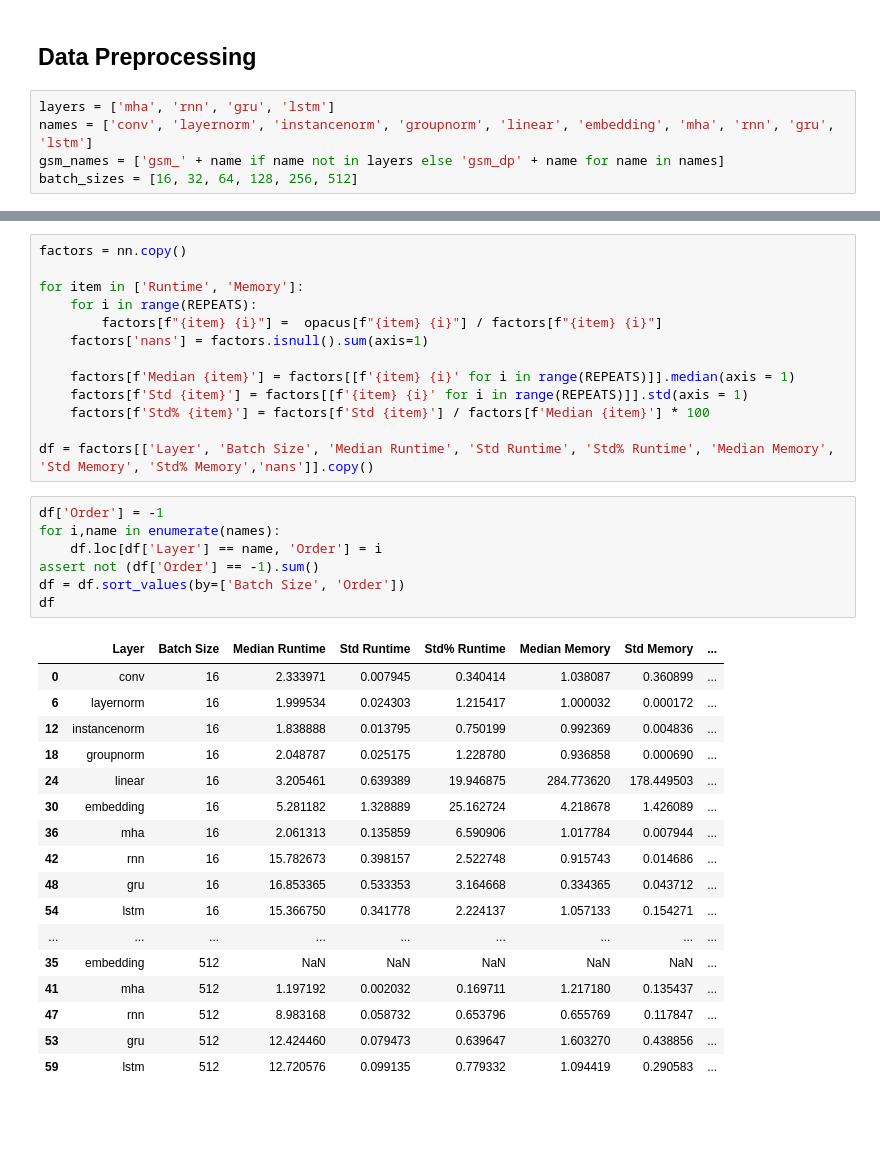
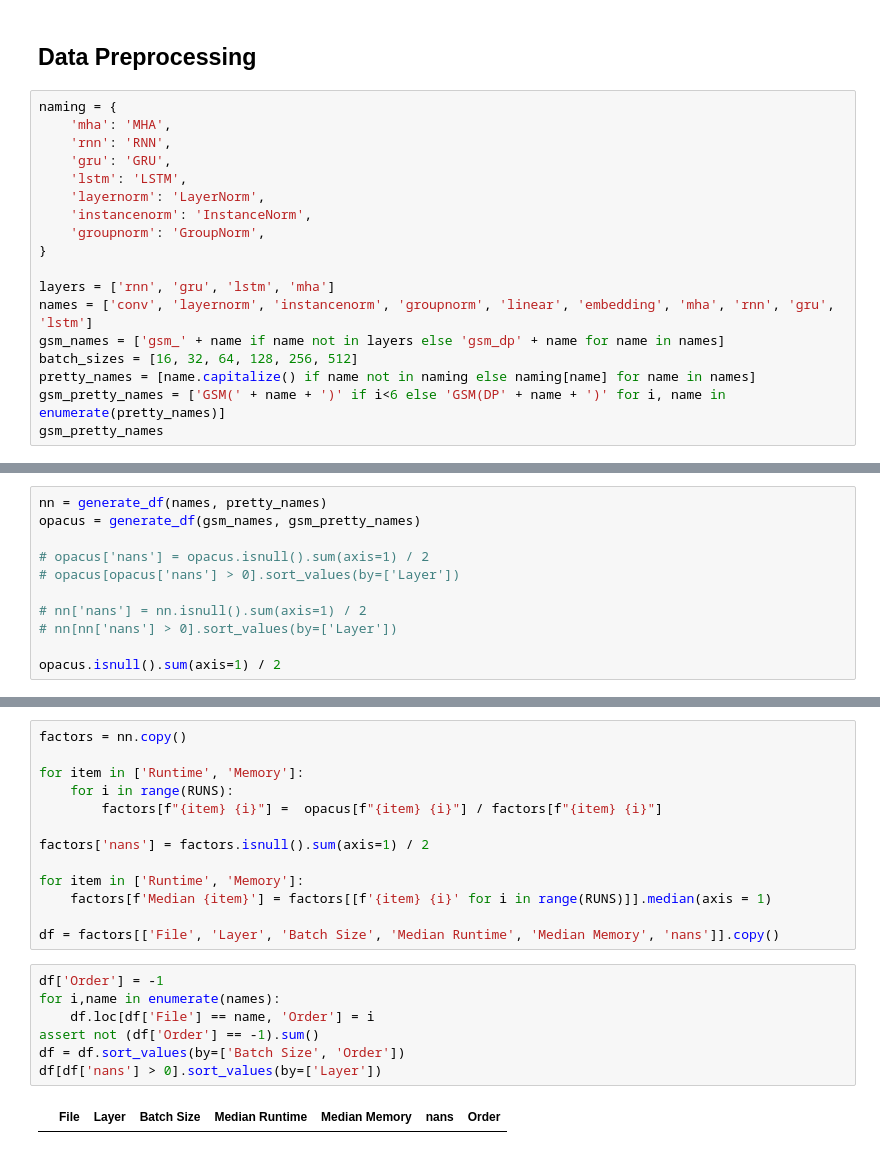
Before and after one commit to jessijzhao/microbe, a Jupyter notebook: results/analysis.ipynb, the cells around one changed output, grey strips where cells are left out. Saved outputs shown, nothing was run; the diff lists cells and outputs as text; blank space fills up the shorter version.

```diff
--- a/results/analysis.ipynb
+++ b/results/analysis.ipynb
@@ -17,7 +20,20 @@ REPEATS = 10
 # %% [markdown]
 ## Data Preprocessing
 # %%
-layers = ['mha', 'rnn', 'gru', 'lstm']
+naming = {
+    'mha': 'MHA',
+    'rnn': 'RNN',
+    'gru': 'GRU',
+    'lstm': 'LSTM',
+    'layernorm': 'LayerNorm',
+    'instancenorm': 'InstanceNorm',
+    'groupnorm': 'GroupNorm',
+}
+
+layers = ['rnn', 'gru', 'lstm', 'mha']
 names = ['conv', 'layernorm', 'instancenorm', 'groupnorm', 'linear', 'embedding', 'mha', 'rnn', 'gru', 'lstm']
 gsm_names = ['gsm_' + name if name not in layers else 'gsm_dp' + name for name in names]
 batch_sizes = [16, 32, 64, 128, 256, 512]
+pretty_names = [name.capitalize() if name not in naming else naming[name] for name in names]
+gsm_pretty_names = ['GSM(' + name + ')' if i<6 else 'GSM(DP' + name + ')' for i, name in enumerate(pretty_names)]
+gsm_pretty_names
@@ -58,0 +82,11 @@ opacus = generate_df(gsm_names)
+# %%
+nn = generate_df(names, pretty_names)
+opacus = generate_df(gsm_names, gsm_pretty_names)
+
+# opacus['nans'] = opacus.isnull().sum(axis=1) / 2
+# opacus[opacus['nans'] > 0].sort_values(by=['Layer'])
+
+# nn['nans'] = nn.isnull().sum(axis=1) / 2
+# nn[nn['nans'] > 0].sort_values(by=['Layer'])
+
+opacus.isnull().sum(axis=1) / 2
@@ -60,38 +114,22 @@ opacus = generate_df(gsm_names)
 factors = nn.copy()
 
 for item in ['Runtime', 'Memory']:
-    for i in range(REPEATS):
+    for i in range(RUNS):
         factors[f"{item} {i}"] =  opacus[f"{item} {i}"] / factors[f"{item} {i}"]
-    factors['nans'] = factors.isnull().sum(axis=1)
 
-    factors[f'Median {item}'] = factors[[f'{item} {i}' for i in range(REPEATS)]].median(axis = 1)
-    factors[f'Std {item}'] = factors[[f'{item} {i}' for i in range(REPEATS)]].std(axis = 1)
-    factors[f'Std% {item}'] = factors[f'Std {item}'] / factors[f'Median {item}'] * 100
+factors['nans'] = factors.isnull().sum(axis=1) / 2
 
-df = factors[['Layer', 'Batch Size', 'Median Runtime', 'Std Runtime', 'Std% Runtime', 'Median Memory', 'Std Memory', 'Std% Memory','nans']].copy()
+for item in ['Runtime', 'Memory']:
+    factors[f'Median {item}'] = factors[[f'{item} {i}' for i in range(RUNS)]].median(axis = 1)
+
+df = factors[['File', 'Layer', 'Batch Size', 'Median Runtime', 'Median Memory', 'nans']].copy()
 # %%
 df['Order'] = -1
 for i,name in enumerate(names):
-    df.loc[df['Layer'] == name, 'Order'] = i
+    df.loc[df['File'] == name, 'Order'] = i
 assert not (df['Order'] == -1).sum()
 df = df.sort_values(by=['Batch Size', 'Order'])
-df
+df[df['nans'] > 0].sort_values(by=['Layer'])
 # %% [output]
-|  | Layer | Batch Size | Median Runtime | Std Runtime | Std% Runtime | Median Memory | Std Memory | ... |
-| 0 | conv | 16 | 2.333971 | 0.007945 | 0.340414 | 1.038087 | 0.360899 | ... |
-| 6 | layernorm | 16 | 1.999534 | 0.024303 | 1.215417 | 1.000032 | 0.000172 | ... |
-| 12 | instancenorm | 16 | 1.838888 | 0.013795 | 0.750199 | 0.992369 | 0.004836 | ... |
-| 18 | groupnorm | 16 | 2.048787 | 0.025175 | 1.228780 | 0.936858 | 0.000690 | ... |
-| 24 | linear | 16 | 3.205461 | 0.639389 | 19.946875 | 284.773620 | 178.449503 | ... |
-| 30 | embedding | 16 | 5.281182 | 1.328889 | 25.162724 | 4.218678 | 1.426089 | ... |
-| 36 | mha | 16 | 2.061313 | 0.135859 | 6.590906 | 1.017784 | 0.007944 | ... |
-| 42 | rnn | 16 | 15.782673 | 0.398157 | 2.522748 | 0.915743 | 0.014686 | ... |
-| 48 | gru | 16 | 16.853365 | 0.533353 | 3.164668 | 0.334365 | 0.043712 | ... |
-| 54 | lstm | 16 | 15.366750 | 0.341778 | 2.224137 | 1.057133 | 0.154271 | ... |
-| ... | ... | ... | ... | ... | ... | ... | ... | ... |
-| 35 | embedding | 512 | NaN | NaN | NaN | NaN | NaN | ... |
-| 41 | mha | 512 | 1.197192 | 0.002032 | 0.169711 | 1.217180 | 0.135437 | ... |
-| 47 | rnn | 512 | 8.983168 | 0.058732 | 0.653796 | 0.655769 | 0.117847 | ... |
-| 53 | gru | 512 | 12.424460 | 0.079473 | 0.639647 | 1.603270 | 0.438856 | ... |
-| 59 | lstm | 512 | 12.720576 | 0.099135 | 0.779332 | 1.094419 | 0.290583 | ... |
+|  | File | Layer | Batch Size | Median Runtime | Median Memory | nans | Order |
 # %%
```
Also changed, not shown: parts of 9 cells of this notebook, 1 other file.
